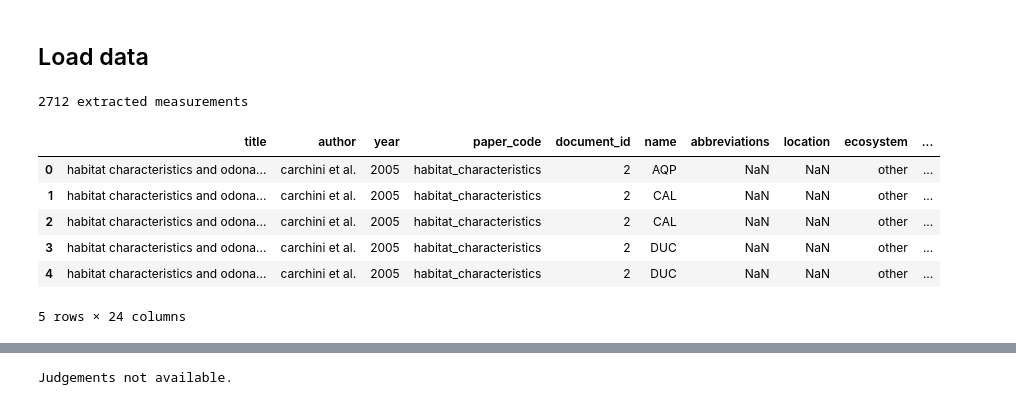
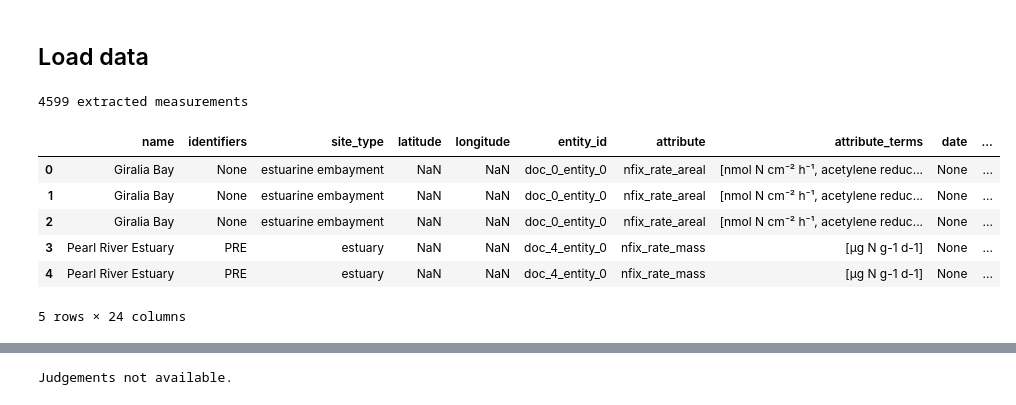
Before and after one commit to kevinqnb/scholarlm, a Jupyter notebook: analysis/extraction_analysis.ipynb, the cells around one changed output, grey strips where cells are left out. Saved outputs shown, nothing was run; the diff lists cells and outputs as text; code cells hidden in the pictures.

```diff
--- a/analysis/extraction_analysis.ipynb
+++ b/analysis/extraction_analysis.ipynb
@@ -77,23 +77,24 @@ Warning: PyTorch and/or nnterp not available; JudgementLM will not use GPU accel
 ## Load data
 # %%
 # ── Config ────────────────────────────────────────────────────────────────────
-DATASET = 'pond_ten'
+DATASET = 'nfix'
 MODEL = 'gemma-3-27b'
-EXTRACTION_DATE = '2026_04_24'  # set to None to use most recent run
+EXTRACTION_DATE = '2026_04_26'  # set to None to use most recent run
 
 config = load_dataset_config(DATASET)
 # %%
 records = load_extraction(DATASET, MODEL, EXTRACTION_DATE)
 extraction_df = pd.DataFrame(records)
-extraction_df = apply_unit_conversion(extraction_df, config.unit_conversion_table)
+extraction_df = apply_unit_conversion(extraction_df, {})
+extraction_df.loc[extraction_df.attribute == 'ph', 'units'] = 'None'
 print(f'{len(extraction_df)} extracted measurements')
 extraction_df.head()
 # %% [output]
-2712 extracted measurements
+4599 extracted measurements
-|  | title | author | year | paper_code | document_id | name | abbreviations | location | ecosystem | ... |
-| 0 | habitat characteristics and odona... | carchini et al. | 2005 | habitat_characteristics | 2 | AQP | NaN | NaN | other | ... |
-| 1 | habitat characteristics and odona... | carchini et al. | 2005 | habitat_characteristics | 2 | CAL | NaN | NaN | other | ... |
-| 2 | habitat characteristics and odona... | carchini et al. | 2005 | habitat_characteristics | 2 | CAL | NaN | NaN | other | ... |
-| 3 | habitat characteristics and odona... | carchini et al. | 2005 | habitat_characteristics | 2 | DUC | NaN | NaN | other | ... |
-| 4 | habitat characteristics and odona... | carchini et al. | 2005 | habitat_characteristics | 2 | DUC | NaN | NaN | other | ... |
+|  | name | identifiers | site_type | latitude | longitude | entity_id | attribute | attribute_terms | date | ... |
+| 0 | Giralia Bay | None | estuarine embayment | NaN | NaN | doc_0_entity_0 | nfix_rate_areal | [nmol N cm⁻² h⁻¹, acetylene reduc... | None | ... |
+| 1 | Giralia Bay | None | estuarine embayment | NaN | NaN | doc_0_entity_0 | nfix_rate_areal | [nmol N cm⁻² h⁻¹, acetylene reduc... | None | ... |
+| 2 | Giralia Bay | None | estuarine embayment | NaN | NaN | doc_0_entity_0 | nfix_rate_areal | [nmol N cm⁻² h⁻¹, acetylene reduc... | None | ... |
+| 3 | Pearl River Estuary | PRE | estuary | NaN | NaN | doc_4_entity_0 | nfix_rate_mass | [μg N g-1 d-1] | None | ... |
+| 4 | Pearl River Estuary | PRE | estuary | NaN | NaN | doc_4_entity_0 | nfix_rate_mass | [μg N g-1 d-1] | None | ... |
 5 rows × 24 columns
```
Also changed, not shown: parts of 5 cells of this notebook, 4 other files.
